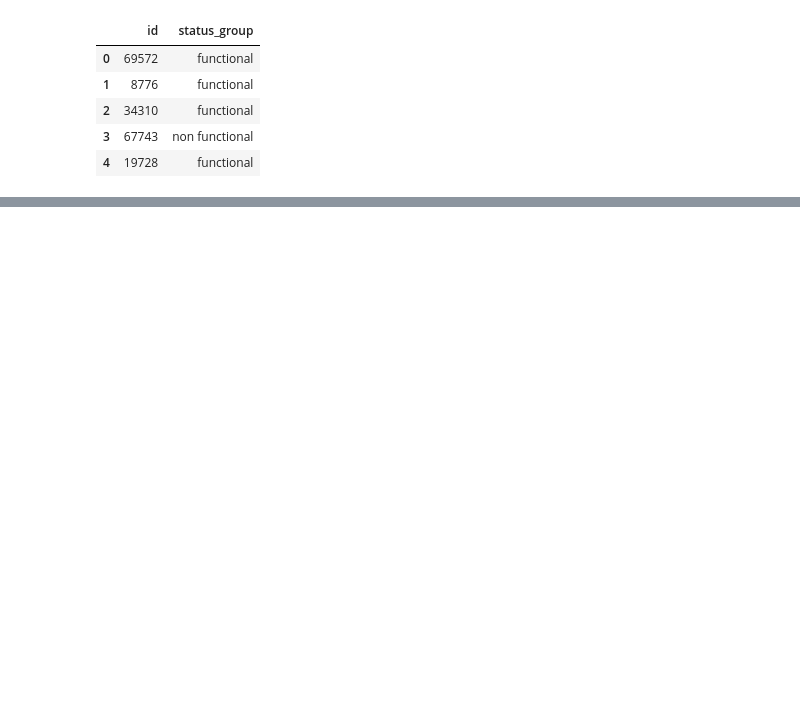
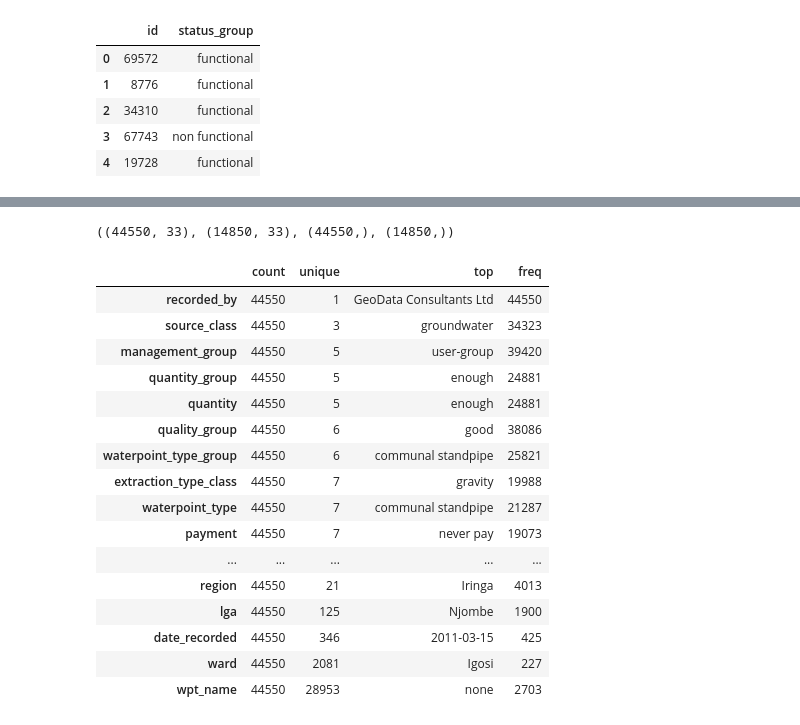
Before and after one commit to LambdaSchool/DS-Unit-2-Classification-1, a Jupyter notebook: module1-logistic-regression/NDoshi_DS4_Logistic_Regression_Categorical_Encoding.ipynb, the cells around one changed output, grey strips where cells are left out. Cells and saved outputs as stored; diff of their text form; code cells hidden in the pictures; blank space fills up the shorter version.

```diff
--- a/module1-logistic-regression/NDoshi_DS4_Logistic_Regression_Categorical_Encoding.ipynb
+++ b/module1-logistic-regression/NDoshi_DS4_Logistic_Regression_Categorical_Encoding.ipynb
@@ -53,0 +108,6 @@ tr_feat_num =tr_feat.select_dtypes('number')
+# %%
+# Dropping features with high count of null values
+tr_feat = tr_feat.drop(['scheme_name','funder','installer','subvillage','public_meeting','scheme_management',
+                                'permit'], axis=1)
+
+tr_feat.isnull().sum()
@@ -53,0 +132,35 @@ tr_feat_num =tr_feat.select_dtypes('number')
+# %%
+# Create train validate test split
+from sklearn.model_selection import train_test_split
+
+X_train = tr_feat
+y_train = tr_labels['status_group']
+
+X_train, X_val, y_train, y_val = train_test_split(
+    X_train, y_train, train_size=0.85, test_size=0.15,
+    stratify=y_train, random_state=63)
+
+X_train.shape, X_val.shape, y_train.shape, y_val.shape
+# %% [output]
+((44550, 33), (14850, 33), (44550,), (14850,))
+# %%
+# Look at the unique values
+X_train.describe(exclude='number').T.sort_values(by='unique')
+# %% [output]
+|  | count | unique | top | freq |
+| recorded_by | 44550 | 1 | GeoData Consultants Ltd | 44550 |
+| source_class | 44550 | 3 | groundwater | 34323 |
+| management_group | 44550 | 5 | user-group | 39420 |
+| quantity_group | 44550 | 5 | enough | 24881 |
+| quantity | 44550 | 5 | enough | 24881 |
+| quality_group | 44550 | 6 | good | 38086 |
+| waterpoint_type_group | 44550 | 6 | communal standpipe | 25821 |
+| extraction_type_class | 44550 | 7 | gravity | 19988 |
+| waterpoint_type | 44550 | 7 | communal standpipe | 21287 |
+| payment | 44550 | 7 | never pay | 19073 |
+| ... | ... | ... | ... | ... |
+| region | 44550 | 21 | Iringa | 4013 |
+| lga | 44550 | 125 | Njombe | 1900 |
+| date_recorded | 44550 | 346 | 2011-03-15 | 425 |
+| ward | 44550 | 2081 | Igosi | 227 |
+| wpt_name | 44550 | 28953 | none | 2703 |
```
Also changed, not shown: parts of 15 cells of this notebook.
